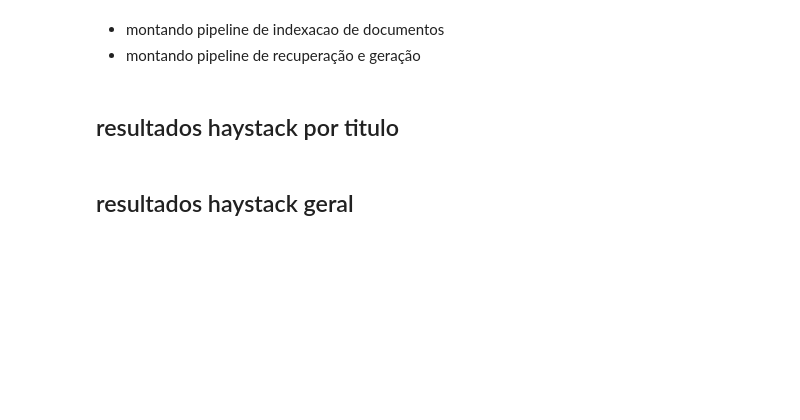
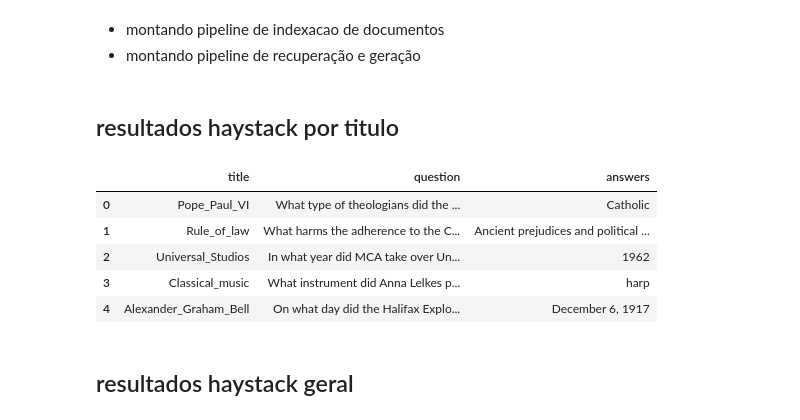
Before and after one commit to vxfontes/machineLearning, a Jupyter notebook: rag-tcc/rags-dados-vs-resultados.ipynb, the cells around one changed output. Saved outputs shown, nothing was run; the diff lists cells and outputs as text; code cells hidden in the pictures; blank space fills up the shorter version.

```diff
--- a/rag-tcc/rags-dados-vs-resultados.ipynb
+++ b/rag-tcc/rags-dados-vs-resultados.ipynb
@@ -276,3 +284,16 @@ qa_df_usado = qa_df.copy()
+# %%
+# qa_df_usado = qa_df.copy()
+# qa_df_usado.to_csv(f'''data/qa/{Contexto.QA_PAIRS.value}_usado.csv''')
+qa_df_usado = pd.read_csv(f'''data/qa/{Contexto.QA_PAIRS.value}_usado.csv''')
+# %%
+qa_df_usado.head()
+# %% [output]
+|  | title | question | answers |
+| 0 | Pope_Paul_VI | What type of theologians did the ... | Catholic |
+| 1 | Rule_of_law | What harms the adherence to the C... | Ancient prejudices and political ... |
+| 2 | Universal_Studios | In what year did MCA take over Un... | 1962 |
+| 3 | Classical_music | What instrument did Anna Lelkes p... | harp |
+| 4 | Alexander_Graham_Bell | On what day did the Halifax Explo... | December 6, 1917 |
 # %%
 pipeline(Contexto.PORTITULO_15.value, qa_df_usado, Contexto.QA_PAIRS_PORTITULO_15.value)
 # %%
```
Also changed, not shown: parts of 13 cells of this notebook.
